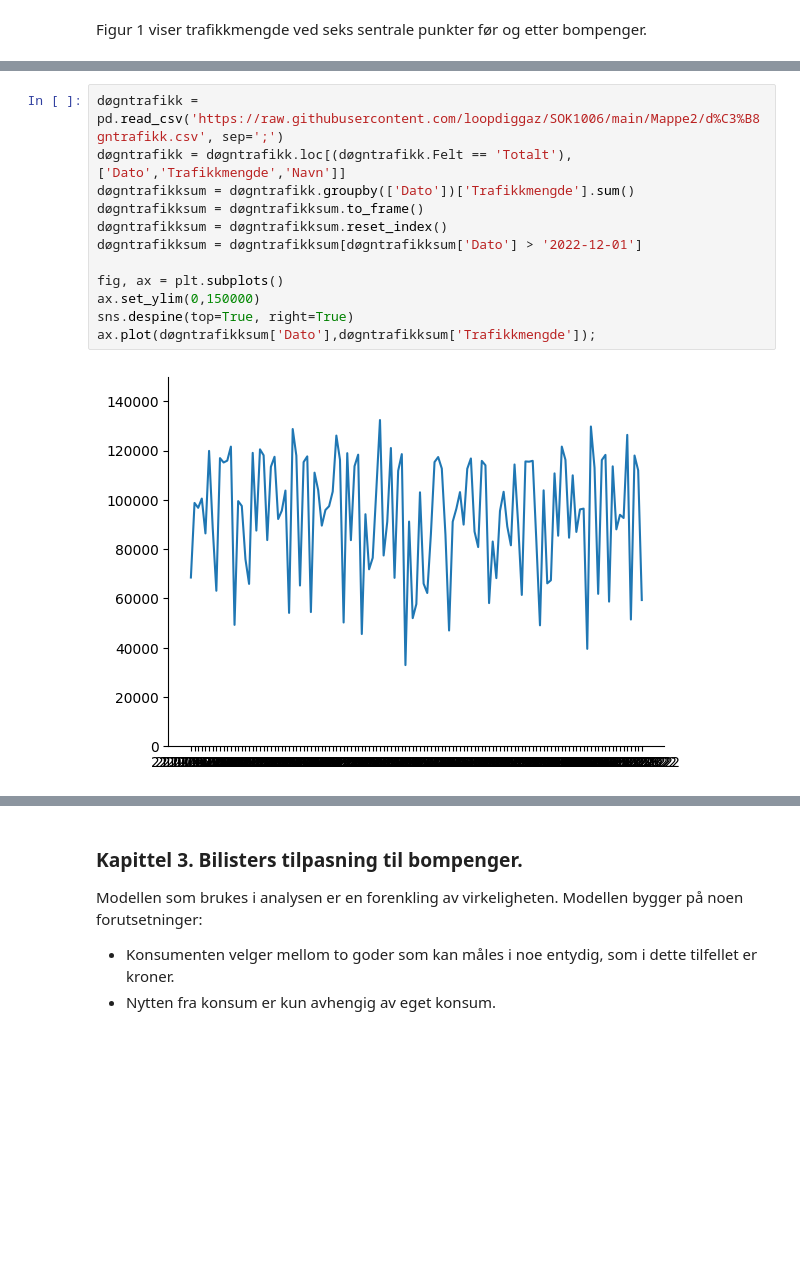
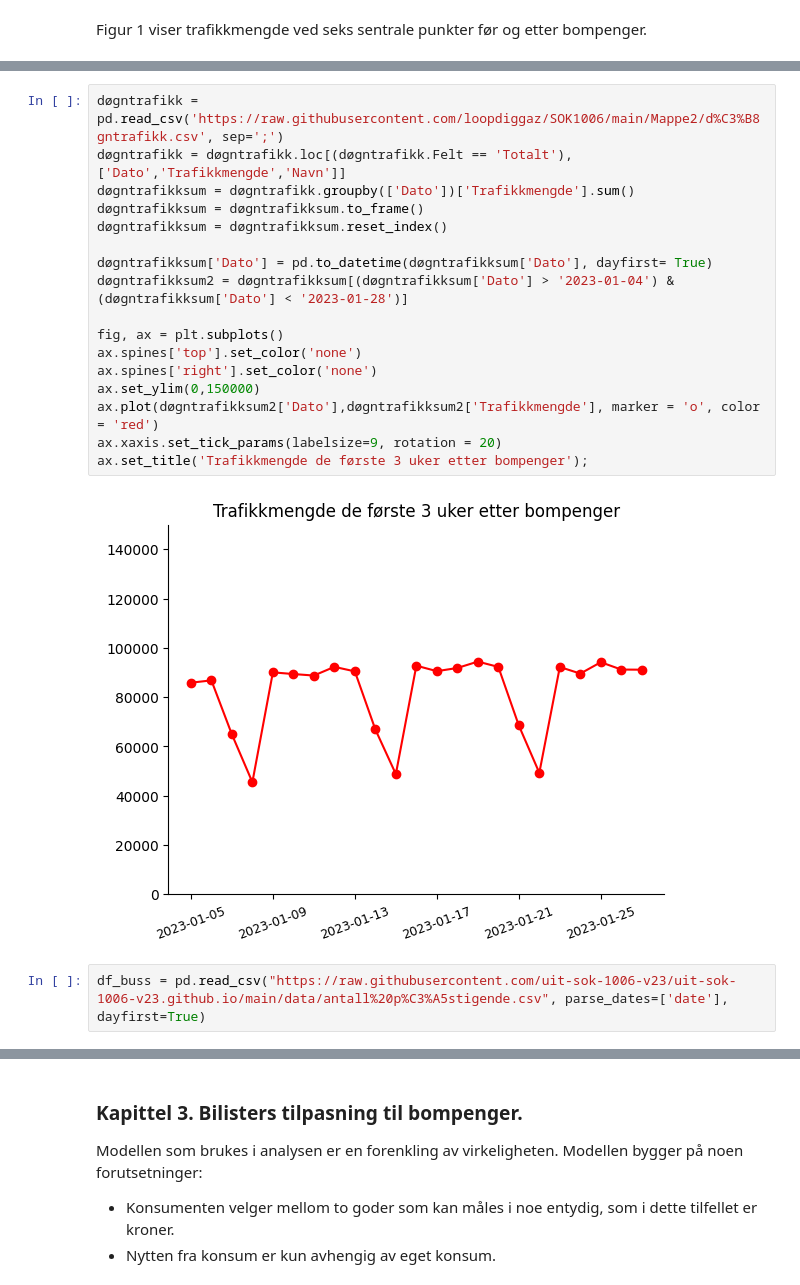
Before and after one commit to loopdiggaz/SOK-1006, a Jupyter notebook: Mappe2/mappeoppgave2_61.ipynb, the cells around one changed output, grey strips where cells are left out. Cells and saved outputs as stored; diff of their text form; blank space fills up the shorter version.

```diff
--- a/Mappe2/mappeoppgave2_61.ipynb
+++ b/Mappe2/mappeoppgave2_61.ipynb
@@ -84,16 +90,23 @@ plt.xticks(rotation=20);
 # %%
 døgntrafikk = pd.read_csv('https://raw.githubusercontent.com/loopdiggaz/SOK1006/main/Mappe2/d%C3%B8gntrafikk.csv', sep=';')
 døgntrafikk = døgntrafikk.loc[(døgntrafikk.Felt == 'Totalt'), ['Dato','Trafikkmengde','Navn']]
 døgntrafikksum = døgntrafikk.groupby(['Dato'])['Trafikkmengde'].sum()
 døgntrafikksum = døgntrafikksum.to_frame()
 døgntrafikksum = døgntrafikksum.reset_index()
-døgntrafikksum = døgntrafikksum[døgntrafikksum['Dato'] > '2022-12-01']
+
+døgntrafikksum['Dato'] = pd.to_datetime(døgntrafikksum['Dato'], dayfirst= True)
+døgntrafikksum2 = døgntrafikksum[(døgntrafikksum['Dato'] > '2023-01-04') & (døgntrafikksum['Dato'] < '2023-01-28')]
 
 fig, ax = plt.subplots()
+ax.spines['top'].set_color('none')
+ax.spines['right'].set_color('none')
 ax.set_ylim(0,150000)
-sns.despine(top=True, right=True)
-ax.plot(døgntrafikksum['Dato'],døgntrafikksum['Trafikkmengde']);
+ax.plot(døgntrafikksum2['Dato'],døgntrafikksum2['Trafikkmengde'], marker = 'o', color = 'red')
+ax.xaxis.set_tick_params(labelsize=9, rotation = 20)
+ax.set_title('Trafikkmengde de første 3 uker etter bompenger');
 # %% [output]
-[figure, old version]
+[figure, new version]
+# %%
+df_buss = pd.read_csv("https://raw.githubusercontent.com/uit-sok-1006-v23/uit-sok-1006-v23.github.io/main/data/antall%20p%C3%A5stigende.csv", parse_dates=['date'], dayfirst=True)
 # %%
 df_buss = pd.read_csv("https://raw.githubusercontent.com/uit-sok-1006-v23/uit-sok-1006-v23.github.io/main/data/antall%20p%C3%A5stigende.csv", parse_dates=['date'], dayfirst=True)
```
Also changed, not shown: parts of 10 cells of this notebook, 2 other files.
